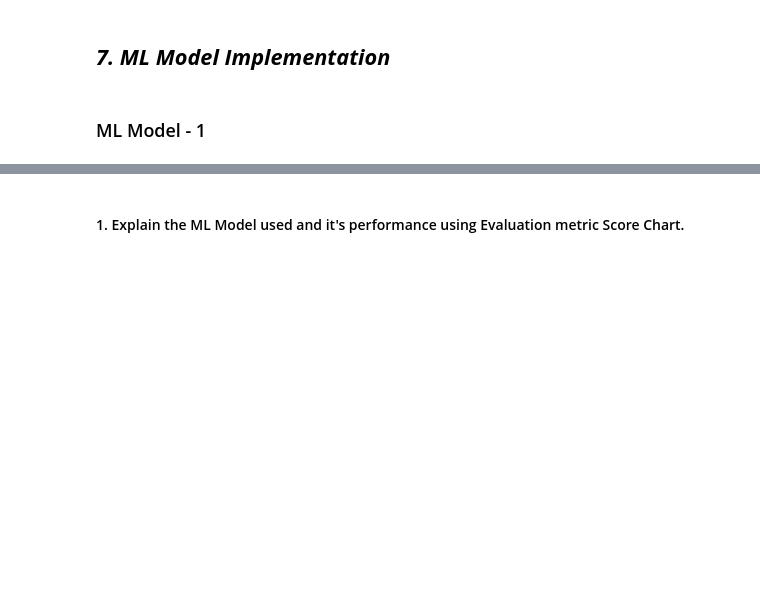
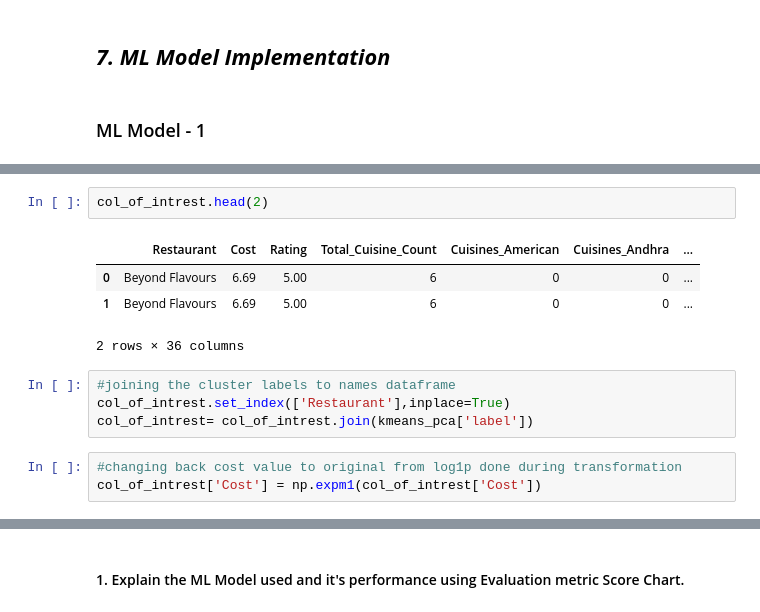
Before and after one commit to apurva-shrivastava/Zomato-Restaurant-Clustering-and-Sentiment-Analysis, a Jupyter notebook: Apurva_Zomato_Restaurant_Clustering_and_Sentiment_Analysis.ipynb, the cells around one changed output, grey strips where cells are left out. Drawn from its saved outputs; the diff is of its cells as text; blank space fills up the shorter version.

```diff
--- a/Apurva_Zomato_Restaurant_Clustering_and_Sentiment_Analysis.ipynb
+++ b/Apurva_Zomato_Restaurant_Clustering_and_Sentiment_Analysis.ipynb
@@ -1470,0 +1616,14 @@ Answer Here.
+# %%
+col_of_intrest.head(2)
+# %% [output]
+|  | Restaurant | Cost | Rating | Total_Cuisine_Count | Cuisines_American | Cuisines_Andhra | ... |
+| 0 | Beyond Flavours | 6.69 | 5.00 | 6 | 0 | 0 | ... |
+| 1 | Beyond Flavours | 6.69 | 5.00 | 6 | 0 | 0 | ... |
+2 rows × 36 columns
+# %%
+#joining the cluster labels to names dataframe
+col_of_intrest.set_index(['Restaurant'],inplace=True)
+col_of_intrest= col_of_intrest.join(kmeans_pca['label'])
+# %%
+#changing back cost value to original from log1p done during transformation
+col_of_intrest['Cost'] = np.expm1(col_of_intrest['Cost'])
```
Also changed, not shown: parts of 9 cells of this notebook.
